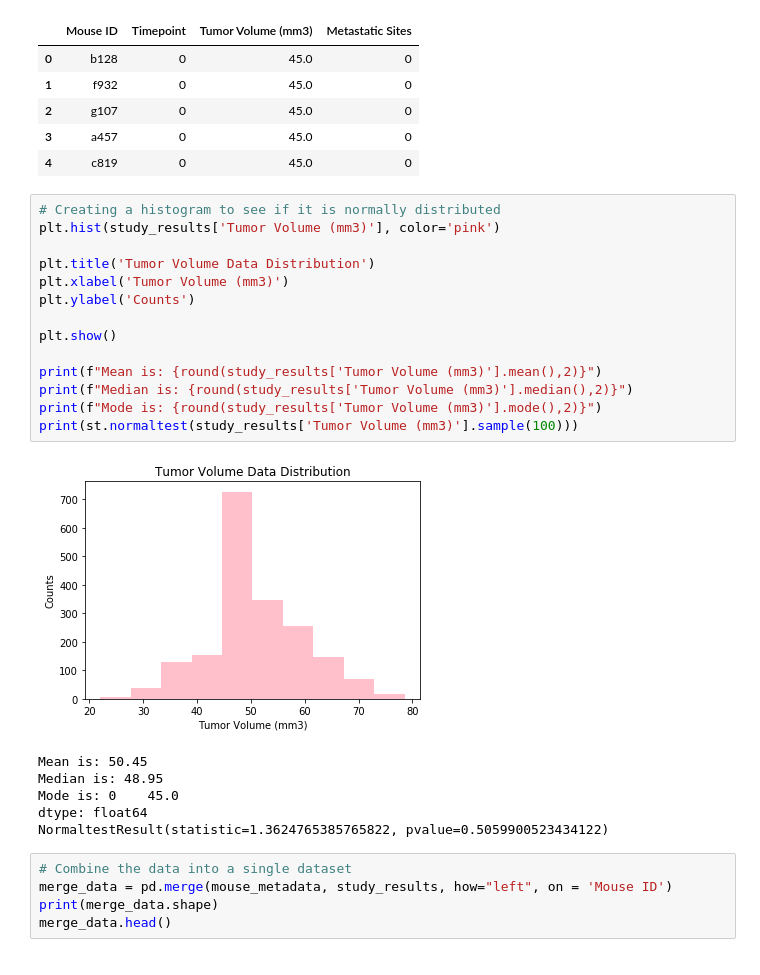
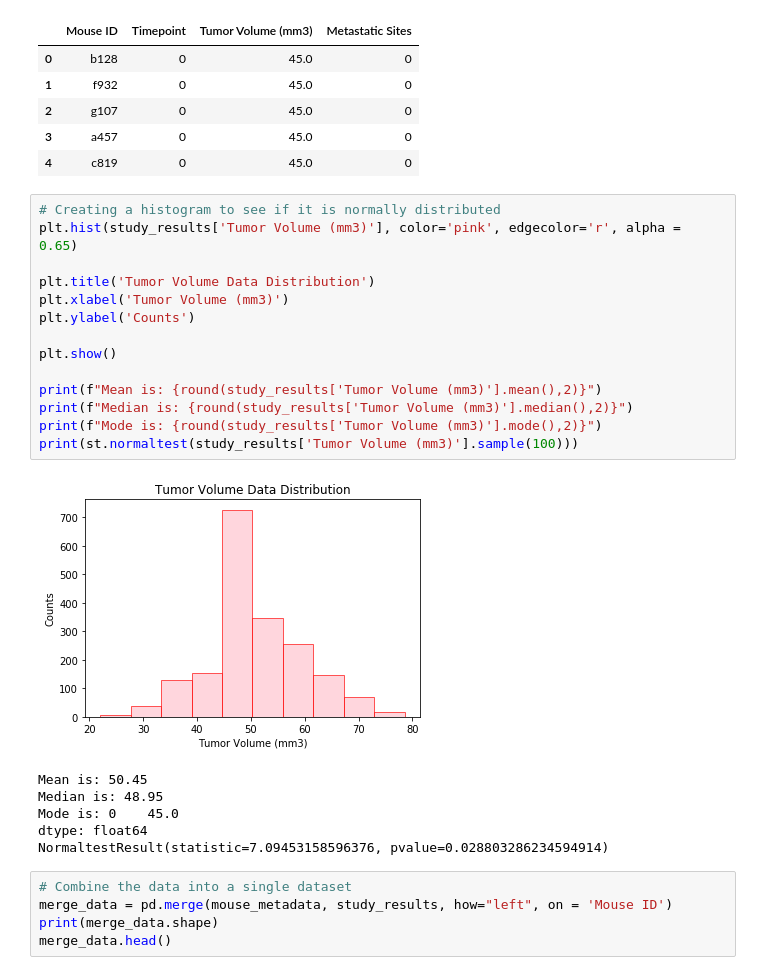
Before and after one commit to LinaSachuk/DU_HomeWork, a Jupyter notebook: matplotlib/pymaceuticals_starter.ipynb, the cells around one changed output. Saved outputs shown, nothing was run; the diff lists cells and outputs as text.

```diff
--- a/matplotlib/pymaceuticals_starter.ipynb
+++ b/matplotlib/pymaceuticals_starter.ipynb
@@ -41,25 +51,25 @@ study_results.head()
 | 4 | c819 | 0 | 45.0 | 0 |
 # %%
 # Creating a histogram to see if it is normally distributed
-plt.hist(study_results['Tumor Volume (mm3)'], color='pink')
+plt.hist(study_results['Tumor Volume (mm3)'], color='pink', edgecolor='r', alpha = 0.65)
 
 plt.title('Tumor Volume Data Distribution')
 plt.xlabel('Tumor Volume (mm3)')
 plt.ylabel('Counts')
 
 plt.show()
 
 print(f"Mean is: {round(study_results['Tumor Volume (mm3)'].mean(),2)}")
 print(f"Median is: {round(study_results['Tumor Volume (mm3)'].median(),2)}")
 print(f"Mode is: {round(study_results['Tumor Volume (mm3)'].mode(),2)}")
 print(st.normaltest(study_results['Tumor Volume (mm3)'].sample(100)))
 # %% [output]
-[figure, old version]
+[figure, new version]
 Mean is: 50.45
 Median is: 48.95
 Mode is: 0    45.0
 dtype: float64
-NormaltestResult(statistic=1.3624765385765822, pvalue=0.5059900523434122)
+NormaltestResult(statistic=7.09453158596376, pvalue=0.028803286234594914)
 # %%
 # Combine the data into a single dataset
 merge_data = pd.merge(mouse_metadata, study_results, how="left", on = 'Mouse ID')
```
Also changed, not shown: parts of 9 cells of this notebook.
